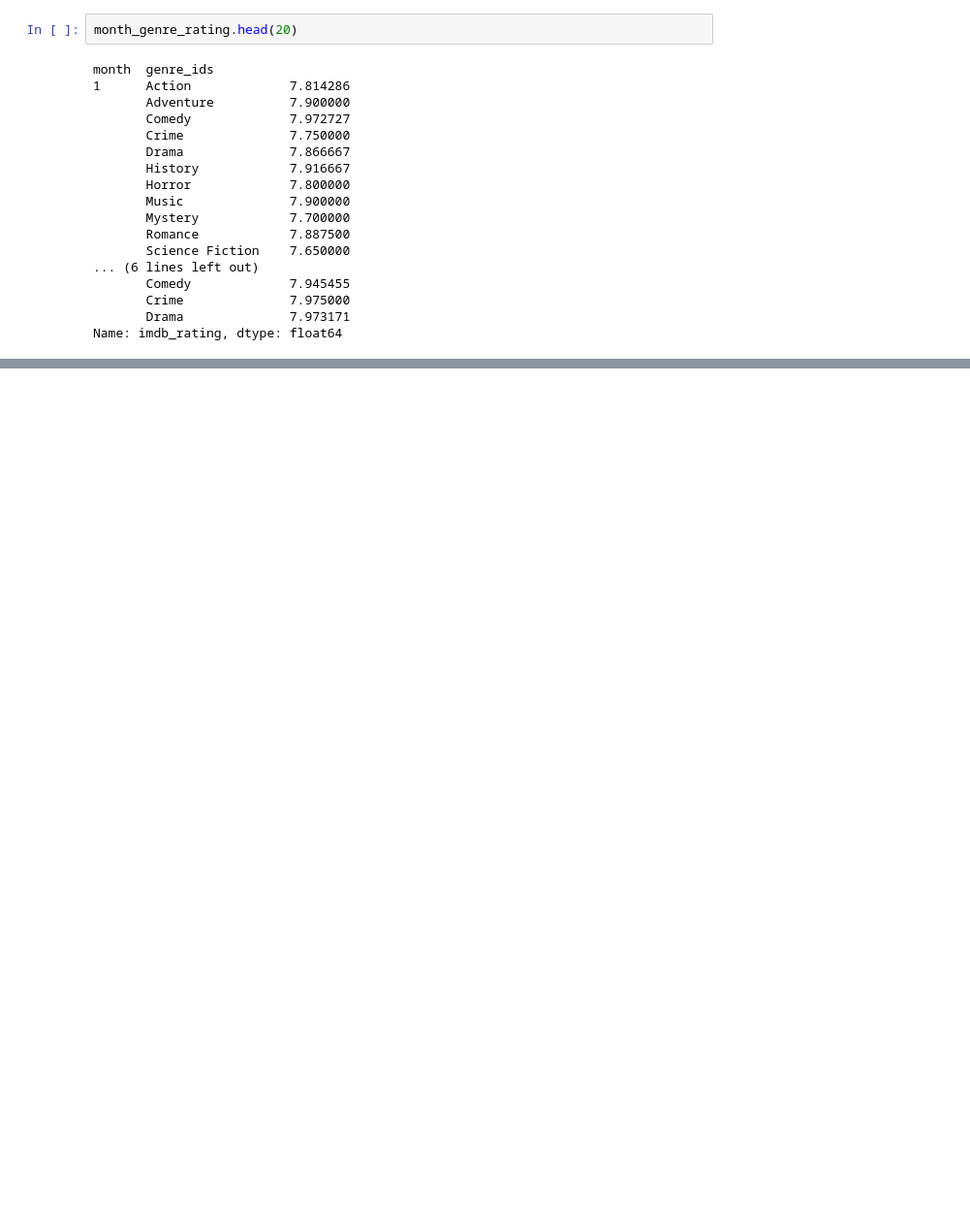
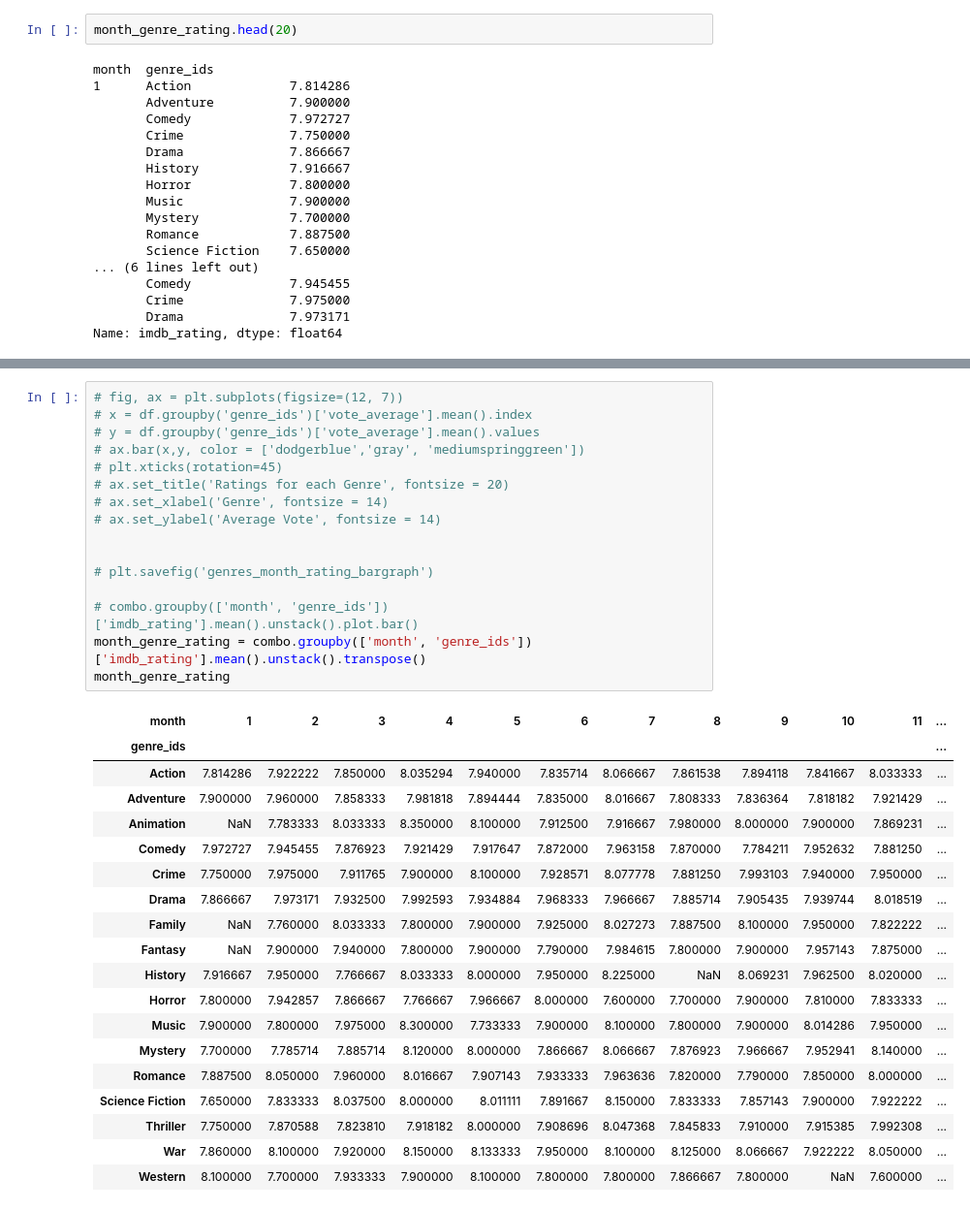
Before and after one commit to raizelistaken/MovieAnalysis, a Jupyter notebook: Combined_DF.ipynb, the cells around one changed output, grey strips where cells are left out. Shown at 97% size. Cells and saved outputs as stored; diff of their text form; blank space fills up the shorter version.

```diff
--- a/Combined_DF.ipynb
+++ b/Combined_DF.ipynb
@@ -385,0 +401,36 @@ combined.sort_values(by = ['month', 'genre'])
+# %%
+# fig, ax = plt.subplots(figsize=(12, 7))
+# x = df.groupby('genre_ids')['vote_average'].mean().index
+# y = df.groupby('genre_ids')['vote_average'].mean().values
+# ax.bar(x,y, color = ['dodgerblue','gray', 'mediumspringgreen'])
+# plt.xticks(rotation=45)
+# ax.set_title('Ratings for each Genre', fontsize = 20)
+# ax.set_xlabel('Genre', fontsize = 14)
+# ax.set_ylabel('Average Vote', fontsize = 14)
+
+
+# plt.savefig('genres_month_rating_bargraph')
+
+# combo.groupby(['month', 'genre_ids'])['imdb_rating'].mean().unstack().plot.bar()
+month_genre_rating = combo.groupby(['month', 'genre_ids'])['imdb_rating'].mean().unstack().transpose()
+month_genre_rating
+# %% [output]
+| month | 1 | 2 | 3 | 4 | 5 | 6 | 7 | 8 | 9 | 10 | 11 | ... |
+| genre_ids |  |  |  |  |  |  |  |  |  |  |  | ... |
+| Action | 7.814286 | 7.922222 | 7.850000 | 8.035294 | 7.940000 | 7.835714 | 8.066667 | 7.861538 | 7.894118 | 7.841667 | 8.033333 | ... |
+| Adventure | 7.900000 | 7.960000 | 7.858333 | 7.981818 | 7.894444 | 7.835000 | 8.016667 | 7.808333 | 7.836364 | 7.818182 | 7.921429 | ... |
+| Animation | NaN | 7.783333 | 8.033333 | 8.350000 | 8.100000 | 7.912500 | 7.916667 | 7.980000 | 8.000000 | 7.900000 | 7.869231 | ... |
+| Comedy | 7.972727 | 7.945455 | 7.876923 | 7.921429 | 7.917647 | 7.872000 | 7.963158 | 7.870000 | 7.784211 | 7.952632 | 7.881250 | ... |
+| Crime | 7.750000 | 7.975000 | 7.911765 | 7.900000 | 8.100000 | 7.928571 | 8.077778 | 7.881250 | 7.993103 | 7.940000 | 7.950000 | ... |
+| Drama | 7.866667 | 7.973171 | 7.932500 | 7.992593 | 7.934884 | 7.968333 | 7.966667 | 7.885714 | 7.905435 | 7.939744 | 8.018519 | ... |
+| Family | NaN | 7.760000 | 8.033333 | 7.800000 | 7.900000 | 7.925000 | 8.027273 | 7.887500 | 8.100000 | 7.950000 | 7.822222 | ... |
+| Fantasy | NaN | 7.900000 | 7.940000 | 7.800000 | 7.900000 | 7.790000 | 7.984615 | 7.800000 | 7.900000 | 7.957143 | 7.875000 | ... |
+| History | 7.916667 | 7.950000 | 7.766667 | 8.033333 | 8.000000 | 7.950000 | 8.225000 | NaN | 8.069231 | 7.962500 | 8.020000 | ... |
+| Horror | 7.800000 | 7.942857 | 7.866667 | 7.766667 | 7.966667 | 8.000000 | 7.600000 | 7.700000 | 7.900000 | 7.810000 | 7.833333 | ... |
+| Music | 7.900000 | 7.800000 | 7.975000 | 8.300000 | 7.733333 | 7.900000 | 8.100000 | 7.800000 | 7.900000 | 8.014286 | 7.950000 | ... |
+| Mystery | 7.700000 | 7.785714 | 7.885714 | 8.120000 | 8.000000 | 7.866667 | 8.066667 | 7.876923 | 7.966667 | 7.952941 | 8.140000 | ... |
+| Romance | 7.887500 | 8.050000 | 7.960000 | 8.016667 | 7.907143 | 7.933333 | 7.963636 | 7.820000 | 7.790000 | 7.850000 | 8.000000 | ... |
+| Science Fiction | 7.650000 | 7.833333 | 8.037500 | 8.000000 | 8.011111 | 7.891667 | 8.150000 | 7.833333 | 7.857143 | 7.900000 | 7.922222 | ... |
+| Thriller | 7.750000 | 7.870588 | 7.823810 | 7.918182 | 8.000000 | 7.908696 | 8.047368 | 7.845833 | 7.910000 | 7.915385 | 7.992308 | ... |
+| War | 7.860000 | 8.100000 | 7.920000 | 8.150000 | 8.133333 | 7.950000 | 8.100000 | 8.125000 | 8.066667 | 7.922222 | 8.050000 | ... |
+| Western | 8.100000 | 7.700000 | 7.933333 | 7.900000 | 8.100000 | 7.800000 | 7.800000 | 7.866667 | 7.800000 | NaN | 7.600000 | ... |
```
Also changed, not shown: parts of 10 cells of this notebook, 1 other file.
